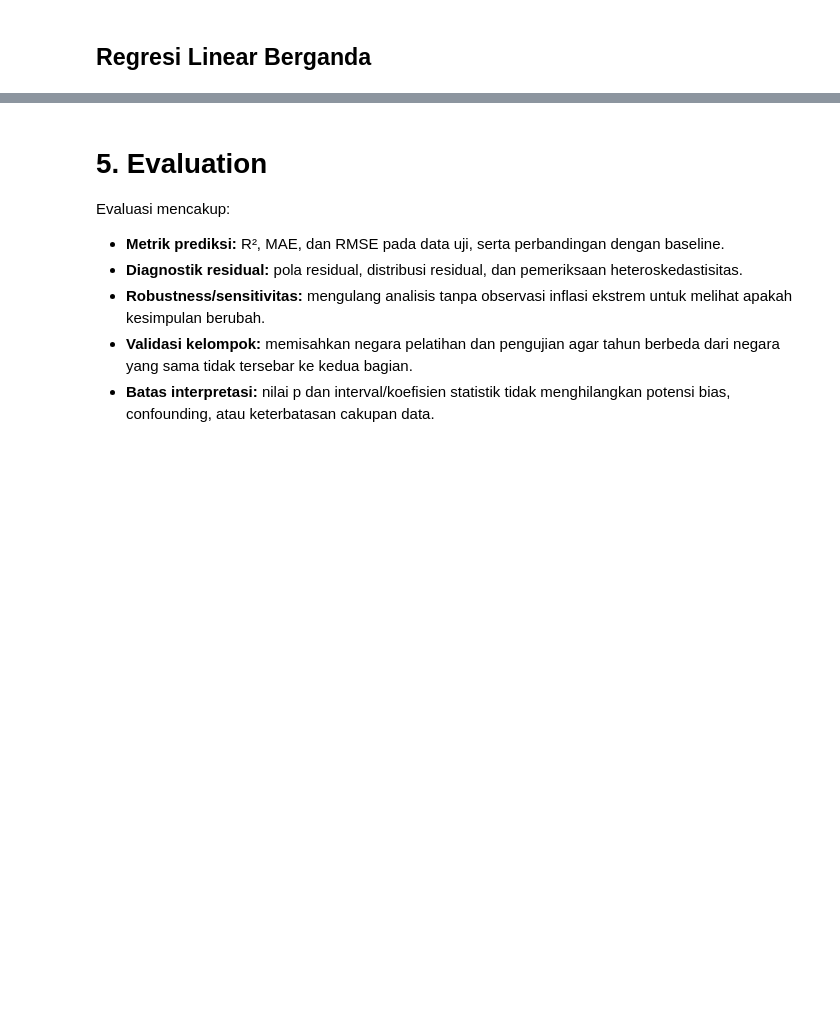
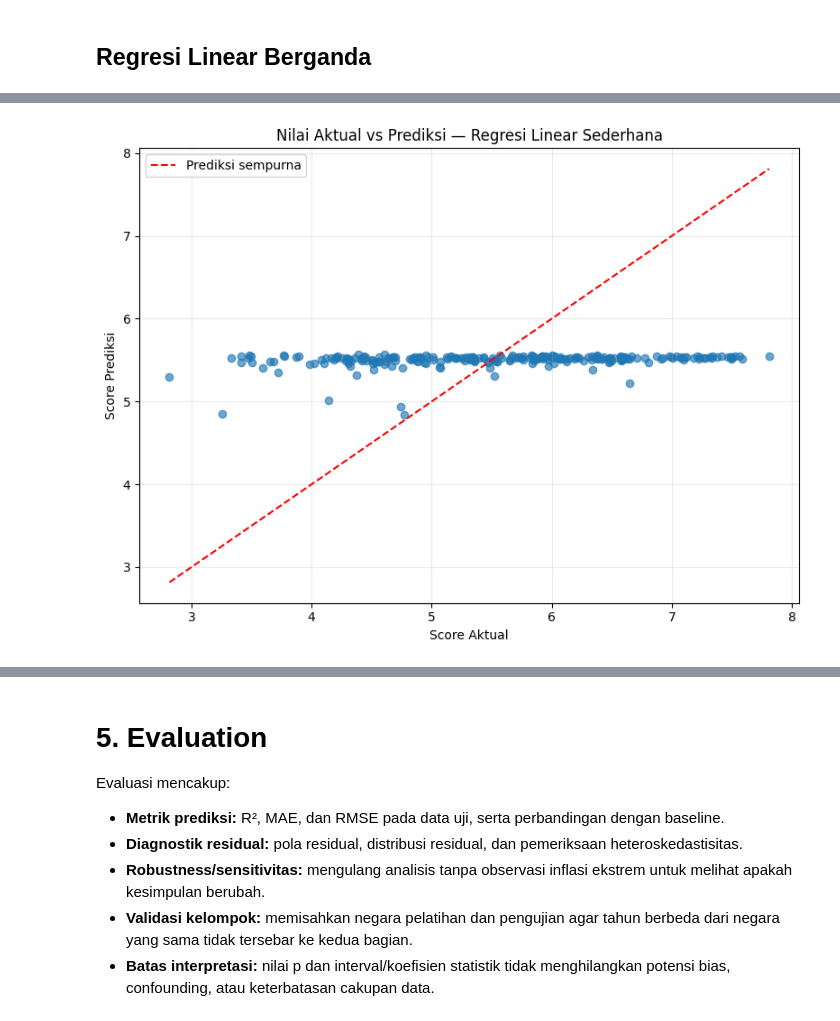
Before and after one commit to aallyya4/24_IF-B_DataSunda, a Jupyter notebook: 24_IF_B_Data_Sunda.ipynb, the cells around one changed output, grey strips where cells are left out. Saved outputs shown, nothing was run; the diff lists cells and outputs as text; code cells hidden in the pictures; blank space fills up the shorter version.

```diff
--- a/24_IF_B_Data_Sunda.ipynb
+++ b/24_IF_B_Data_Sunda.ipynb
@@ -812,0 +990,16 @@ Jumlah negara: 134
+# %%
+# Grafik aktual vs prediksi untuk regresi sederhana pada data uji
+plt.figure(figsize=(8, 6))
+plt.scatter(y_test, pred_test, alpha=0.65)
+batas_bawah = min(y_test.min(), pred_test.min())
+batas_atas = max(y_test.max(), pred_test.max())
+plt.plot([batas_bawah, batas_atas], [batas_bawah, batas_atas], "r--", label="Prediksi sempurna")
+plt.xlabel("Score Aktual")
+plt.ylabel("Score Prediksi")
+plt.title("Nilai Aktual vs Prediksi — Regresi Linear Sederhana")
+plt.legend()
+plt.grid(alpha=0.25)
+plt.tight_layout()
+plt.show()
+# %% [output]
+[figure, added]
```
Also changed, not shown: parts of 20 cells of this notebook, 1 other file.
